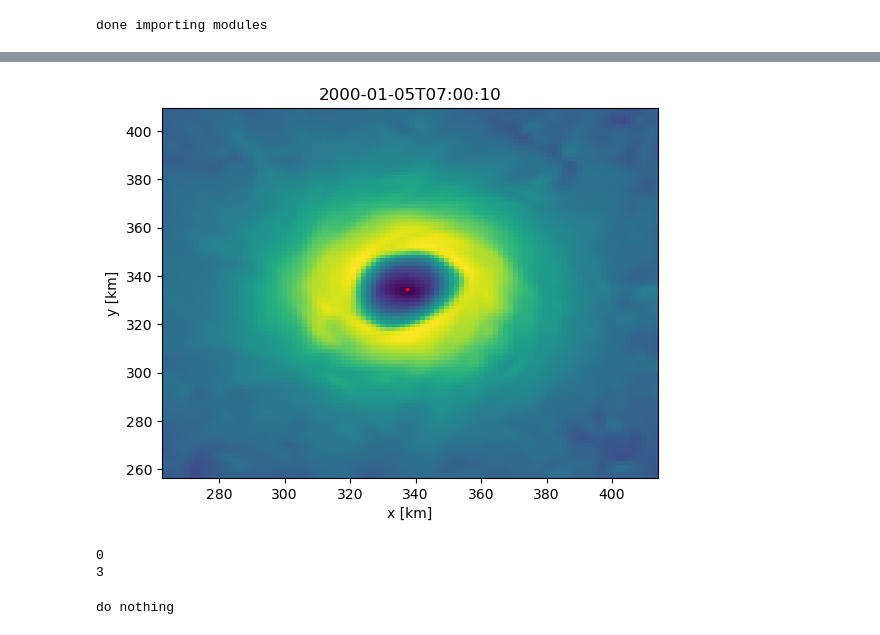
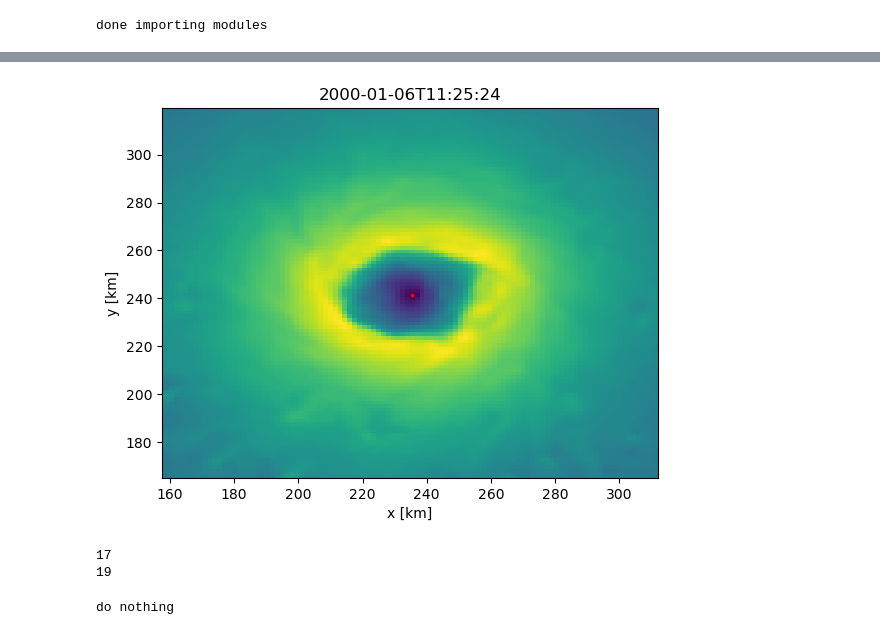
Before and after one commit to miguel-sg-2/HurricaneSimulations, a Jupyter notebook: cent_outputFiles_newSims.ipynb, the cells around one changed output, grey strips where cells are left out. Saved outputs shown, nothing was run; the diff lists cells and outputs as text; code cells hidden in the pictures.

```diff
--- a/cent_outputFiles_newSims.ipynb
+++ b/cent_outputFiles_newSims.ipynb
@@ -50,7 +51,7 @@ dirFig = "/projects/storm/mgomez/idealSims/Figures/"
 max_z_save = 1200 #500
 # %%
 # Choose one simulation and one domain
-WRF_DIRECTORY = WRF_DIRS[4]
+WRF_DIRECTORY = WRF_DIRS[0]
 domain = domains[0]
 
 print(WRF_DIRECTORY)
@@ -136,23 +139,34 @@ else:
     if domain=='d01':
         # Choose times for analysis based on simulation
         if 'sst_26' in WRF_DIRECTORY:
-            time_0 = np.datetime64('2000-01-06T09:00:00')
-            time_1 = np.datetime64('2000-01-06T12:00:00')
+            # time_0 = np.datetime64('2000-01-06T09:00:00')
+            # time_1 = np.datetime64('2000-01-06T12:00:00')
+            time_0 = np.datetime64('2000-01-06T10:00:00')
+            time_1 = np.datetime64('2000-01-06T11:35:00')
+        elif 'sst_27real' in WRF_DIRECTORY:
+            # time_0 = np.datetime64('2000-01-06T14:00:00')
+            # time_1 = np.datetime64('2000-01-06T17:00:00')
+            time_0 = np.datetime64('2000-01-06T15:00:00')
+            time_1 = np.datetime64('2000-01-06T16:35:00')
         elif 'sst_30' in WRF_DIRECTORY:
-            time_0 = np.datetime64('2000-01-06T09:00:00')
-            time_1 = np.datetime64('2000-01-06T12:00:00')
-        elif 'sst_28' in WRF_DIRECTORY:
-            time_0 = np.datetime64('2000-01-06T09:00:00')
-            time_1 = np.datetime64('2000-01-06T12:00:00')
-        elif 'sst_27real' in WRF_DIRECTORY:
-            time_0 = np.datetime64('2000-01-06T14:00:00')
-            time_1 = np.datetime64('2000-01-06T17:00:00')
-        elif 'sst_27' in WRF_DIRECTORY:
-            time_0 = np.datetime64('2000-01-06T09:00:00')
-            time_1 = np.datetime64('2000-01-06T12:00:00')
+            # time_0 = np.datetime64('2000-01-06T09:00:00')
+            # time_1 = np.datetime64('2000-01-06T12:00:00')
+            time_0 = np.datetime64('2000-01-06T10:30:00')
+            time_1 = np.datetime64('2000-01-06T11:35:00')
+        # elif 'sst_28' in WRF_DIRECTORY:
+        #     time_0 = np.datetime64('2000-01-06T09:00:00')
+        #     time_1 = np.datetime64('2000-01-06T12:00:00')
+        # elif 'sst_27' in WRF_DIRECTORY:
+        #     time_0 = np.datetime64('2000-01-06T09:00:00')
+        #     time_1 = np.datetime64('2000-01-06T12:00:00')
+        elif 'sst_31' in WRF_DIRECTORY:
+            time_0 = np.datetime64('2000-01-06T00:00:00')
+            time_1 = np.datetime64('2000-01-06T04:00:00')
         elif 'sst_32' in WRF_DIRECTORY:
+            # time_0 = np.datetime64('2000-01-05T07:00:00')
+            # time_1 = np.datetime64('2000-01-05T10:00:00')
             time_0 = np.datetime64('2000-01-05T07:00:00')
-            time_1 = np.datetime64('2000-01-05T10:00:00')
+            time_1 = np.datetime64('2000-01-05T08:35:00')
     elif domain=='d02':
         # Choose times for analysis based on simulation
         if 'sst_26' in WRF_DIRECTORY:
@@ -444,29 +490,29 @@ if domain == 'd02':
 # %%
 # Visualize results for a given time
 # stop
 if domain == 'd01':
-    iitt = len(ttime)-3 # 21
+    iitt = len(ttime)-2 # 21
 
     # Show area considered for center of hurricane
     plt.figure()
     plt.title(str(ttime[iitt]))
     plt.pcolormesh(n_x/1000,n_y/1000,uv[iitt,iz_c,:,:])
     plt.scatter(center[iitt,0]/1000,center[iitt,1]/1000,color='red',s=3)
     # plt.plot(center[:,0]/1000,center[:,1]/1000,'o-',color='red',markersize=3)
     # plt.fill(np.array([lim_low_x,lim_high_x,lim_high_x,lim_low_x])/1000,np.array([lim_low_y,lim_low_y,lim_high_y,lim_high_y])/1000,facecolor='none',edgecolor='r',linestyle=':',label='Area')
     plt.xlabel('x [km]')
     plt.ylabel('y [km]')
     plt.xlim((min(center[:,0]) - 50*dx)/1000,(max(center[:,0]) + 50*dx)/1000)
     plt.ylim((min(center[:,1]) - 50*dx)/1000,(max(center[:,1]) + 50*dx)/1000)
     plt.show()
     plt.close()
 
     print(iitt)
     print(len(ttime))
 # %% [output]
-[figure, old version]
+[figure, new version]
-0
-3
+17
+19
 # %%
 #%% Crop all 3D fields to a shared reference frame that is centered on the center of the hurricane
 # Find the maximum radial distance from the hurricane's center that is shared for all times
```
Also changed, not shown: parts of 12 cells of this notebook, 9 other files.
